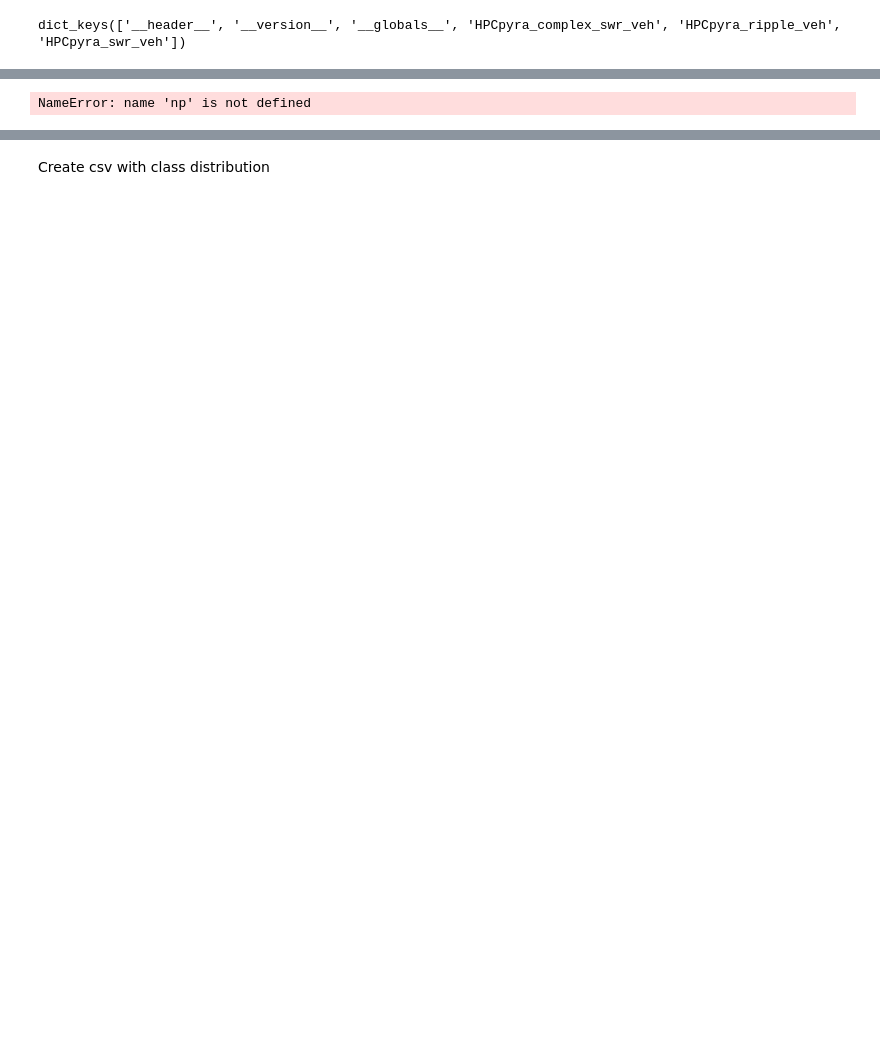
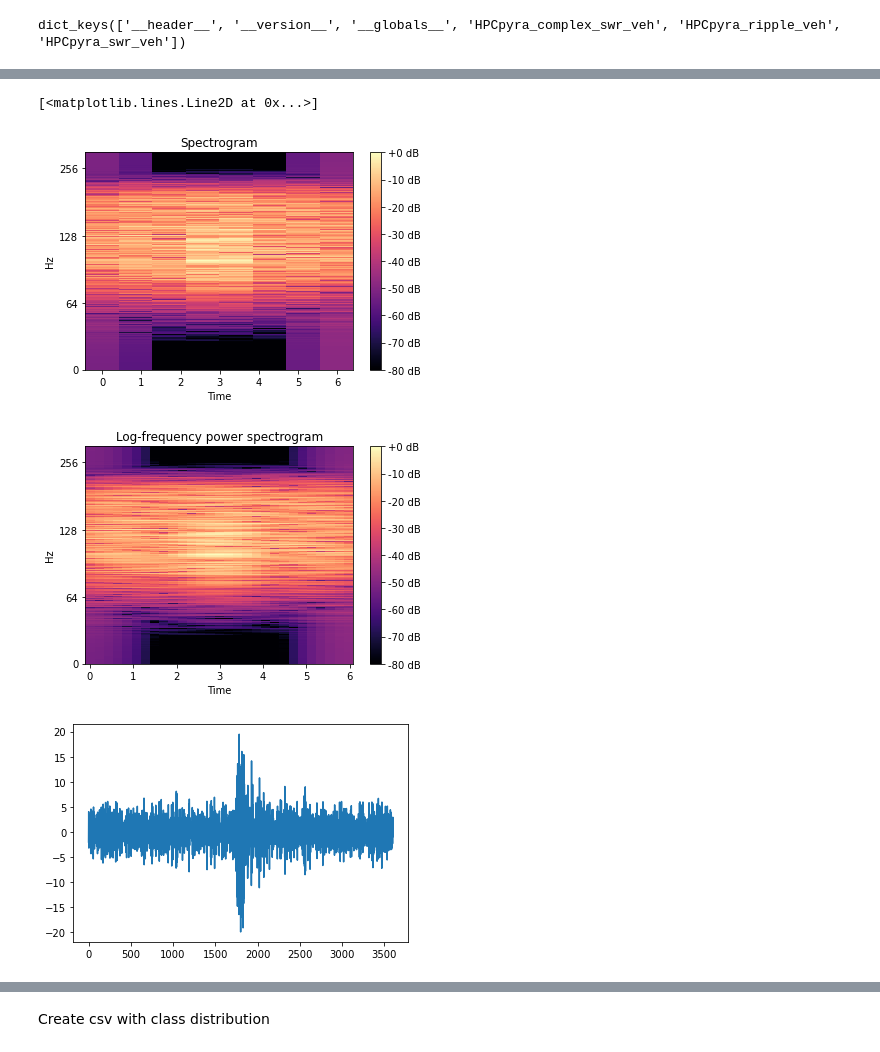
Before and after one commit to genzellab/ripple-classifier, a Jupyter notebook: plots.ipynb, the cells around one changed output, grey strips where cells are left out. Drawn from its saved outputs; the diff is of its cells as text; code cells hidden in the pictures; blank space fills up the shorter version.

```diff
--- a/plots.ipynb
+++ b/plots.ipynb
@@ -18,33 +40,36 @@ dict_keys(['__header__', '__version__', '__globals__', 'HPCpyra_complex_swr_veh'
 # %%
-dataset = 'HPCpyra_ripple_veh'
+
 y, sr = mat[dataset][0] , 600
 
 spec = np.abs(librosa.stft(y,))
 spec = librosa.amplitude_to_db(spec, ref=np.max)
 librosa.display.specshow(spec, sr=sr, x_axis='time', y_axis='log')
 plt.colorbar(format='%+2.0f dB')
 plt.title('Spectrogram')
 
 
 
 fig, ax = plt.subplots()
 
 hop_length = 128
 
 D = librosa.amplitude_to_db(np.abs(librosa.stft(y, hop_length=hop_length)),
                             ref=np.max)
 img = librosa.display.specshow(D, y_axis='log', sr=sr, hop_length=hop_length,
 
                          x_axis='time', ax=ax)
 ax.set(title='Log-frequency power spectrogram')
 ax.label_outer()
 fig.colorbar(img, ax=ax, format="%+2.f dB")
 
 fig, ax = plt.subplots()
 
 plt.plot(mat[dataset][0])
 # %% [output]
-NameError: name 'np' is not defined
+[<matplotlib.lines.Line2D at 0x...>]
+[figure, added]
+[figure, added]
+[figure, added]
 # %%
 
 #taken from https://ataspinar.com/2018/12/21/a-guide-for-using-the-wavelet-transform-in-machine-learning/
```
Also changed, not shown: parts of 9 cells of this notebook, 8 other files.
